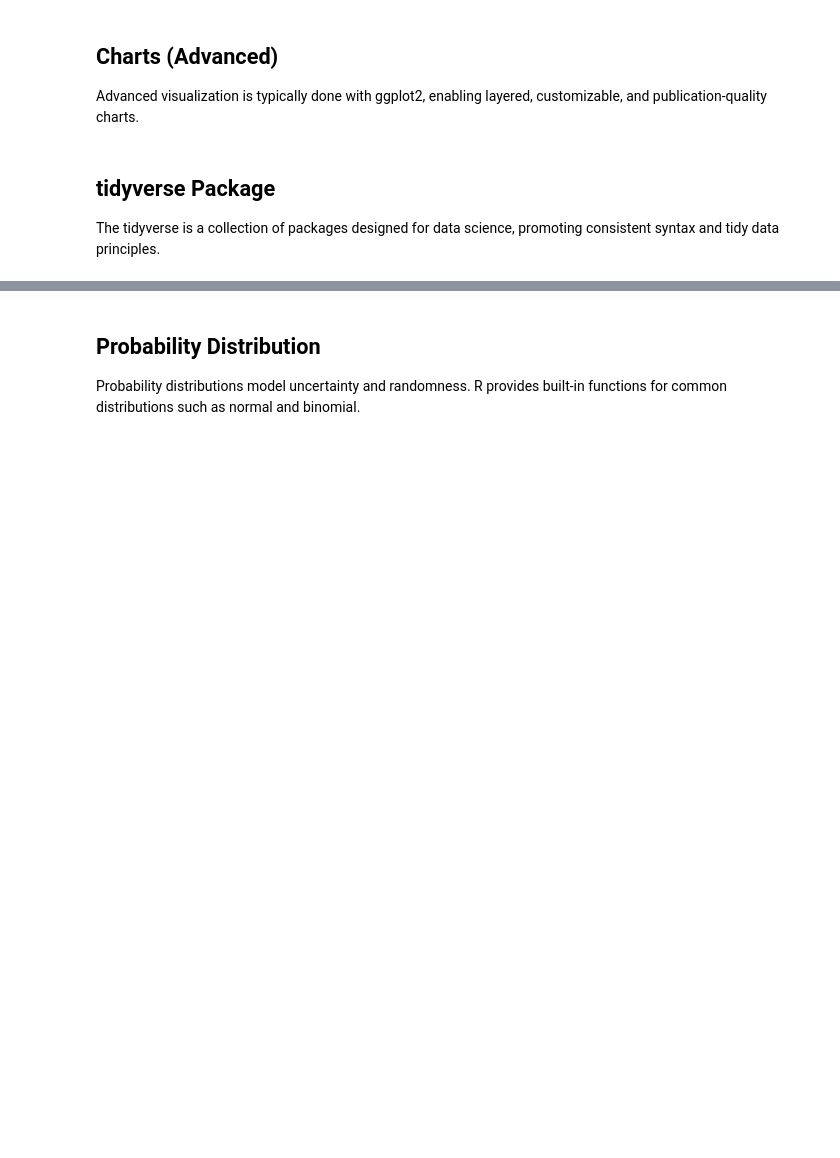
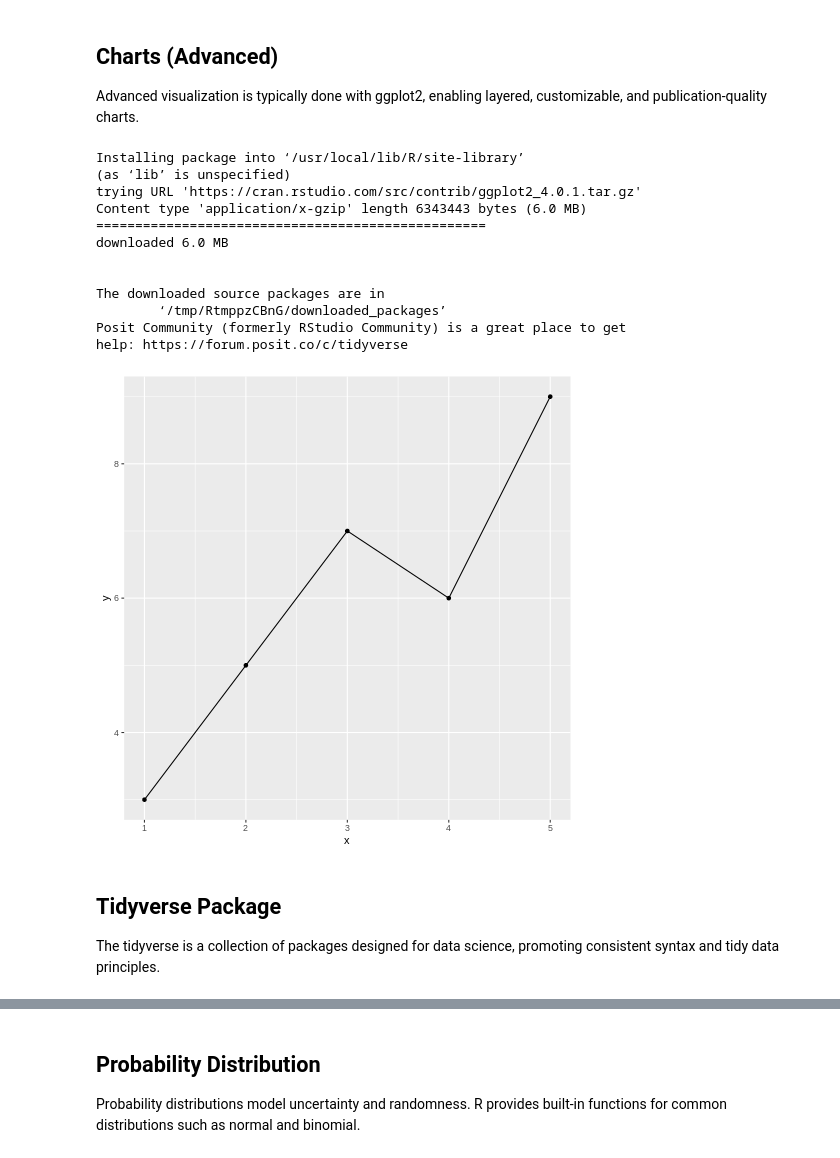
Before and after one commit to guilhermelaviola/AlgorithmDevelopment, a Jupyter notebook: AlgorithmDevelopment.ipynb, the cells around one changed output, grey strips where cells are left out. Drawn from its saved outputs; the diff is of its cells as text; code cells hidden in the pictures; blank space fills up the shorter version.

```diff
--- a/AlgorithmDevelopment.ipynb
+++ b/AlgorithmDevelopment.ipynb
@@ -33,6 +158,27 @@ Basic charts provide quick visual insights into data distributions and trends us
 # %% [markdown]
 ## **Charts (Advanced)**
 Advanced visualization is typically done with ggplot2, enabling layered, customizable, and publication-quality charts.
+# %%
+%%R
+install.packages('ggplot2')
+library(ggplot2)
+
+df <- data.frame(x = 1:5, y = c(3, 5, 7, 6, 9))
+ggplot(df, aes(x, y)) + geom_line() + geom_point()
+# %% [output]
+Installing package into ‘/usr/local/lib/R/site-library’
+(as ‘lib’ is unspecified)
+trying URL 'https://cran.rstudio.com/src/contrib/ggplot2_4.0.1.tar.gz'
+Content type 'application/x-gzip' length 6343443 bytes (6.0 MB)
+==================================================
+downloaded 6.0 MB
+
+
+The downloaded source packages are in
+        ‘/tmp/RtmppzCBnG/downloaded_packages’
+Posit Community (formerly RStudio Community) is a great place to get
+help: https://forum.posit.co/c/tidyverse
+[figure, added]
 # %% [markdown]
-## **tidyverse Package**
+## **Tidyverse Package**
 The tidyverse is a collection of packages designed for data science, promoting consistent syntax and tidy data principles.
```
Also changed, not shown: parts of 19 cells of this notebook.
